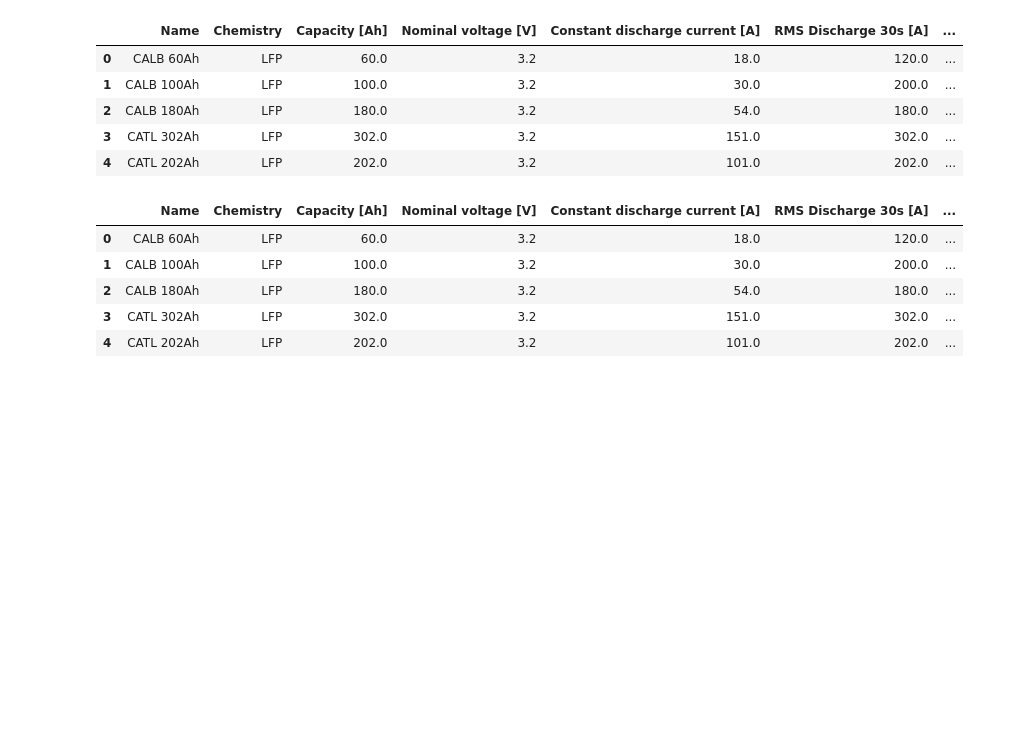
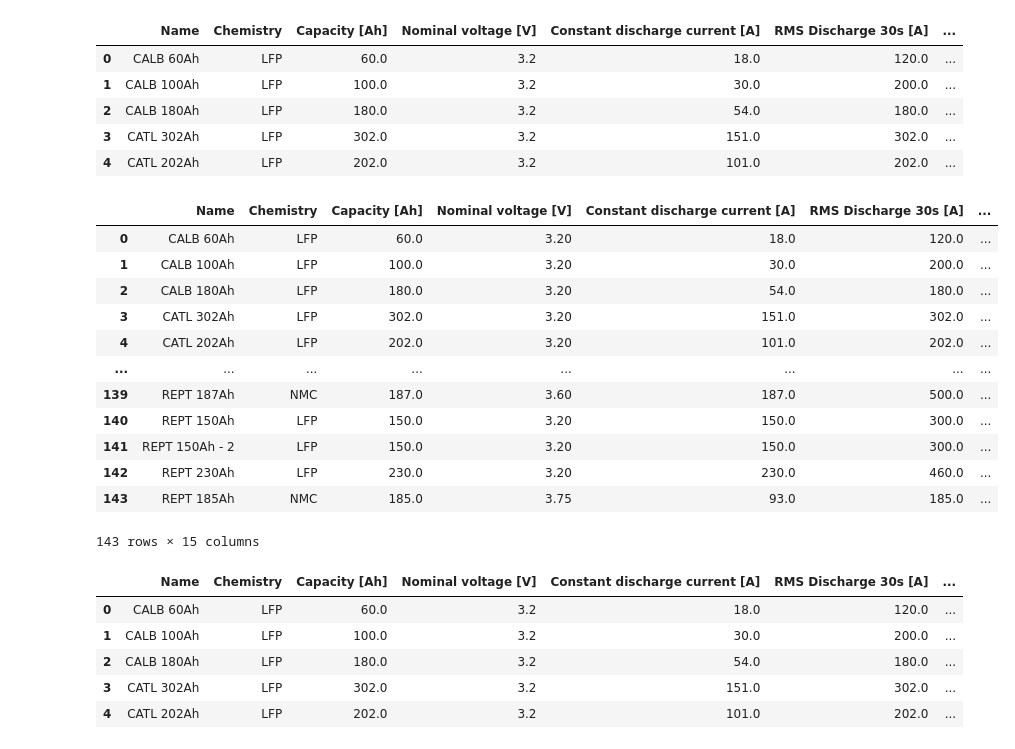
Before and after one commit to Bork00/Machine_learning_boot, a Jupyter notebook: Kalkulator.ipynb, the cells around one changed output. Saved outputs shown, nothing was run; the diff lists cells and outputs as text; code cells hidden in the pictures; blank space fills up the shorter version.

```diff
--- a/Kalkulator.ipynb
+++ b/Kalkulator.ipynb
@@ -428,6 +451,32 @@ cellDatabase.head()
 | 2 | CALB 180Ah | LFP | 180.0 | 3.2 | 54.0 | 180.0 | ... |
 | 3 | CATL 302Ah | LFP | 302.0 | 3.2 | 151.0 | 302.0 | ... |
 | 4 | CATL 202Ah | LFP | 202.0 | 3.2 | 101.0 | 202.0 | ... |
+# %%
+def Price(x):
+  if x == 'LFP':
+    return 59
+  elif x == 'NMC':
+    return 68.5
+  else:
+    raise ValueError(f'Value {x} is unknown')
+
+
+cellDatabase['Price for the chemistry [$]'] = cellDatabase['Chemistry'].apply(Price)
+cellDatabase
+# %% [output]
+|  | Name | Chemistry | Capacity [Ah] | Nominal voltage [V] | Constant discharge current [A] | RMS Discharge 30s [A] | ... |
+| 0 | CALB 60Ah | LFP | 60.0 | 3.20 | 18.0 | 120.0 | ... |
+| 1 | CALB 100Ah | LFP | 100.0 | 3.20 | 30.0 | 200.0 | ... |
+| 2 | CALB 180Ah | LFP | 180.0 | 3.20 | 54.0 | 180.0 | ... |
+| 3 | CATL 302Ah | LFP | 302.0 | 3.20 | 151.0 | 302.0 | ... |
+| 4 | CATL 202Ah | LFP | 202.0 | 3.20 | 101.0 | 202.0 | ... |
+| ... | ... | ... | ... | ... | ... | ... | ... |
+| 139 | REPT 187Ah | NMC | 187.0 | 3.60 | 187.0 | 500.0 | ... |
+| 140 | REPT 150Ah | LFP | 150.0 | 3.20 | 150.0 | 300.0 | ... |
+| 141 | REPT 150Ah - 2 | LFP | 150.0 | 3.20 | 150.0 | 300.0 | ... |
+| 142 | REPT 230Ah | LFP | 230.0 | 3.20 | 230.0 | 460.0 | ... |
+| 143 | REPT 185Ah | NMC | 185.0 | 3.75 | 93.0 | 185.0 | ... |
+143 rows × 15 columns
 # %%
 cellDatabase['Usable batterypack energy EOL [kWh]'] = cellDatabase['Capacity [Ah]'] * cellDatabase['SOH EOL'] * cellDatabase['DoD'] * systemConfigurationsDataframe['System nominal voltage [V]'].iloc[0]/ 1000
 cellDatabase['Max usable batterypack energy EOL [kWh]'] = cellDatabase['Usable batterypack energy EOL [kWh]'] * 1.2
```
Also changed, not shown: parts of 14 cells of this notebook.
